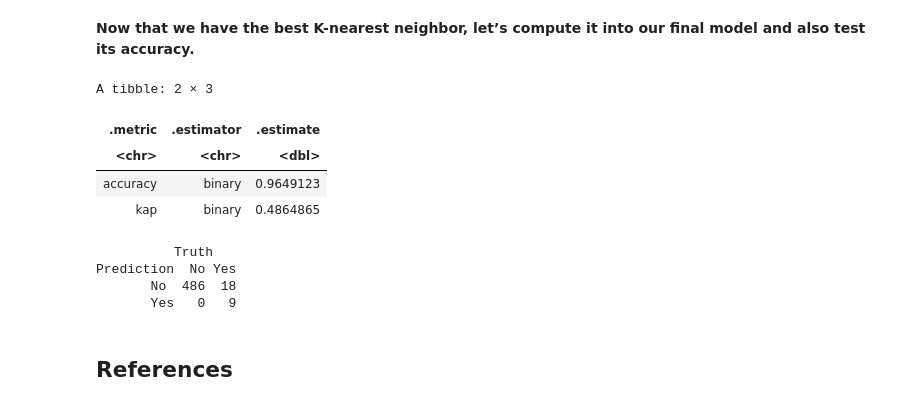
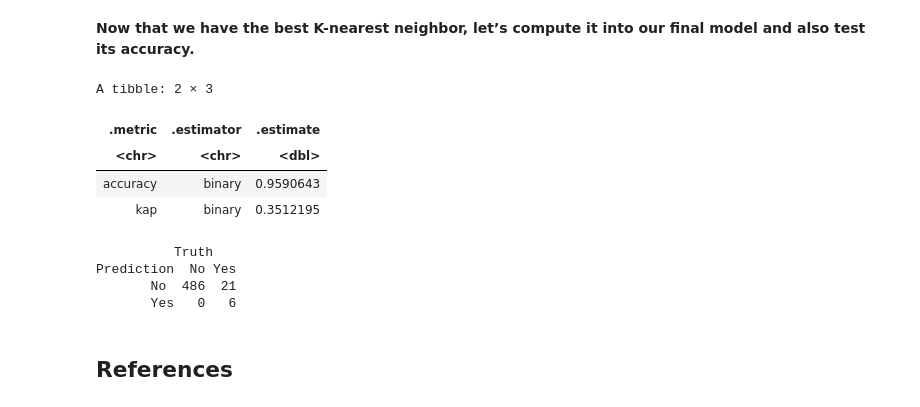
Before and after one commit to DrakenRaptor/Section006-28-Proposal, a Jupyter notebook: ProjectTrial.ipynb, the cells around one changed output. Cells and saved outputs as stored; diff of their text form; code cells hidden in the pictures.

Commit message:
Across to the K accuracy plot we should be using K = 19 not K = 9

```diff
--- a/ProjectTrial.ipynb
+++ b/ProjectTrial.ipynb
@@ -786,36 +786,36 @@ cross_val_plot
 # %% [markdown]
 **Now that we have the best K-nearest neighbor, let’s compute it into our final model and also test its accuracy.**
 # %%
-#using K-nearest neighbors as 9 to make the final model
-nba_spec_fin <- nearest_neighbor(weight_func = "rectangular", neighbors = 9) |>
+#using K-nearest neighbors as 19 to make the final model
+nba_spec_fin <- nearest_neighbor(weight_func = "rectangular", neighbors = 19) |>
   set_engine("kknn") |>
   set_mode("classification")
 
 #set it all in a workflow
 nba_fit_fin <- workflow() |>
   add_recipe(nba_recipe) |>
   add_model(nba_spec_fin) |>
   fit(data = asfactor_all_star_2022)
 
 #computing the accuracy
 nba_predictions_fin <- predict(nba_fit_fin, asfactor_all_star_2023) |>
     bind_cols(asfactor_all_star_2023)
 nba_metrics_fin <- nba_predictions_fin |>
     metrics(truth = all_star, estimate = .pred_class)
 nba_metrics_fin
 nba_conf_mat_fin <- nba_predictions_fin |>
     conf_mat(truth = all_star, estimate = .pred_class)
 nba_conf_mat_fin
 # %% [output]
 A tibble: 2 × 3
 | .metric | .estimator | .estimate |
 | <chr> | <chr> | <dbl> |
-| accuracy | binary | 0.9649123 |
-| kap | binary | 0.4864865 |
+| accuracy | binary | 0.9590643 |
+| kap | binary | 0.3512195 |
           Truth
 Prediction  No Yes
-       No  486  18
-       Yes   0   9
+       No  486  21
+       Yes   0   6
 # %% [markdown]
 ## References
 # %% [markdown]
```
